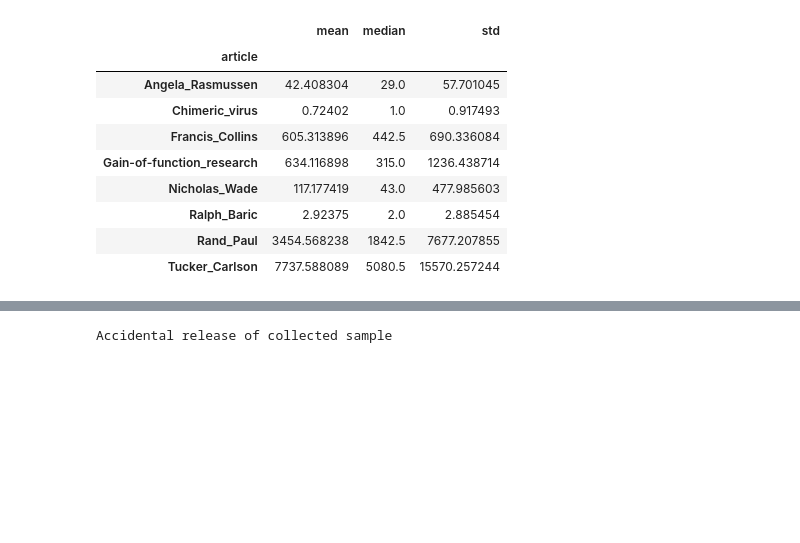
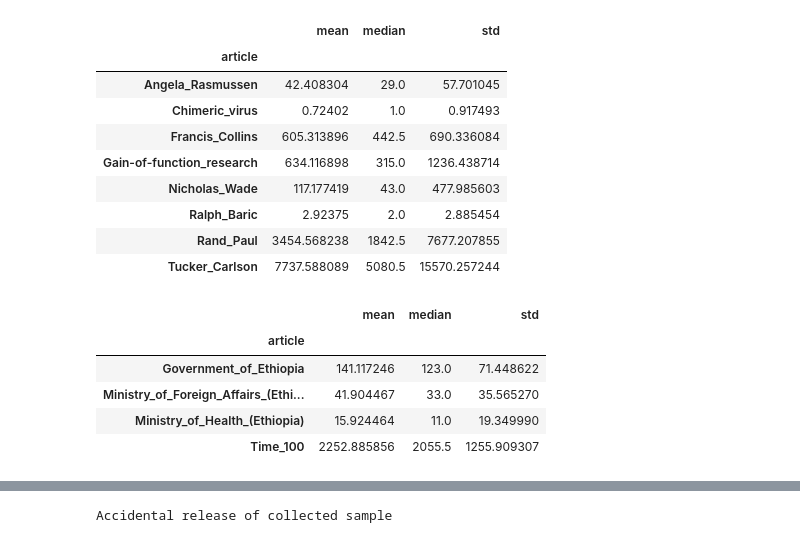
Before and after one commit to epfl-ada/ada-2023-project-thedogues1815, a Jupyter notebook: data_clustering_pablo_milestone3.ipynb, the cells around one changed output, grey strips where cells are left out. Cells and saved outputs as stored; diff of their text form; code cells hidden in the pictures; blank space fills up the shorter version.

```diff
--- a/data_clustering_pablo_milestone3.ipynb
+++ b/data_clustering_pablo_milestone3.ipynb
@@ -137,38 +159,45 @@ class wikiTopic:
     dfViewSubLinks = []
     dfViewSubLinksFinal = []
 
-    def __init__(self, df, index):
-        self.df = df.iloc[index]
+    def __init__(self, df, Maintopic):
+
+        self.dfView = []
+        self.dfViewFinal = []
+        self.dfViewSubLinks = []
+        self.dfViewSubLinksFinal = []
+
+        indexes = df["Main Heading"]==Maintopic
+        self.df = df[indexes]
 
         self.extractLinksFromDf()
         self.getViews()
 
-        #self.getSublinks()
+        self.getSublinks()
         #self.getViewsSubLinks()
 
     def extractLinksFromDf(self):
 
-        links = self.df.Links
-        links = links.split(',')
-        self.links = [re.sub(r'[\[\]\'\s]', '', link) for link in links]
-        self.links = [re.sub(r'/wiki/', '', link) for link in self.links]
-        self.links = [link for link in self.links if link != '']
+        linksFinal = []
+        for links in self.df.Links:
+            links = links[1:-1]
+            links = links.split(',')
+
+            links = [re.sub(r'[\[\]\'\s]', '', link) for link in links]
+            links = [re.sub(r'/wiki/', '', link) for link in links]
+            #concatenate the list
+            linksFinal = linksFinal + links
+
+        self.links = list(set(linksFinal))
 
     def getViews(self):
         #fetch view counts
-        print(self.links)
-        viewsdf = fetch_pageview_count("en", self.links)
+        viewsdf = getSubLinksFromIntroPablo([self.links])
         keys = list(viewsdf.keys())
-        print(keys)
-        #print(viewsdf)
         #make a list of df
         for i in range(len(keys)):
-            print(keys[i])
-            print(viewsdf[keys[i]])
-            self.dfView.append(viewsdf[keys[i]])
-
             if(existed(viewsdf[keys[i]])):
                 self.dfViewFinal.append(viewsdf[keys[i]])
+            self.dfView.append(viewsdf[keys[i]])
 
 
 
@@ -178,7 +207,9 @@ class wikiTopic:
             allSublinks = [re.sub(r'/wiki/', '', link) for link in allSublinks]
             #if the sublinks have "#cite_" remove them
             allSublinks = [link for link in allSublinks if "#cite_" not in link]
-            self.dfSubLinks.append(allSublinks)
+            self.dfSubLinks = self.dfSubLinks + allSublinks
+
+        self.dfSubLinks = list(set(self.dfSubLinks))
 
     def getViewsSubLinks(self):
         #fetch view counts
@@ -300,6 +306,15 @@ Gain-of-function research
 | Ralph_Baric | 2.92375 | 2.0 | 2.885454 |
 | Rand_Paul | 3454.568238 | 1842.5 | 7677.207855 |
 | Tucker_Carlson | 7737.588089 | 5080.5 | 15570.257244 |
+# %%
+getInfoByArticles(topic.dfViewSubLinks)
+# %% [output]
+|  | mean | median | std |
+| article |  |  |  |
+| Government_of_Ethiopia | 141.117246 | 123.0 | 71.448622 |
+| Ministry_of_Foreign_Affairs_(Ethi... | 41.904467 | 33.0 | 35.565270 |
+| Ministry_of_Health_(Ethiopia) | 15.924464 | 11.0 | 19.349990 |
+| Time_100 | 2252.885856 | 2055.5 | 1255.909307 |
 # %%
 topic = wikiTopic(df_fakecovidNews, 3)
 # %% [output]
```
Also changed, not shown: parts of 14 cells of this notebook.
